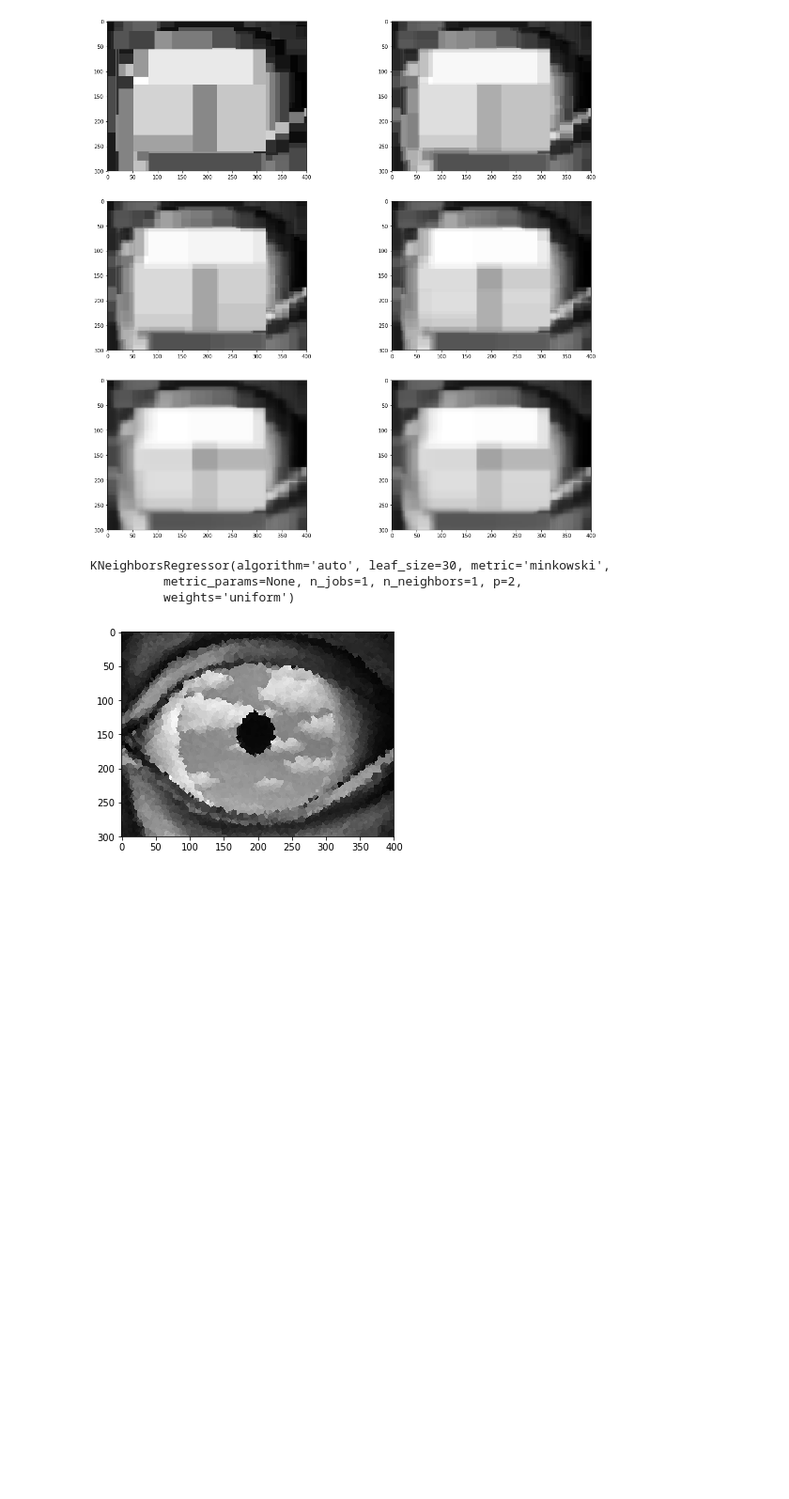
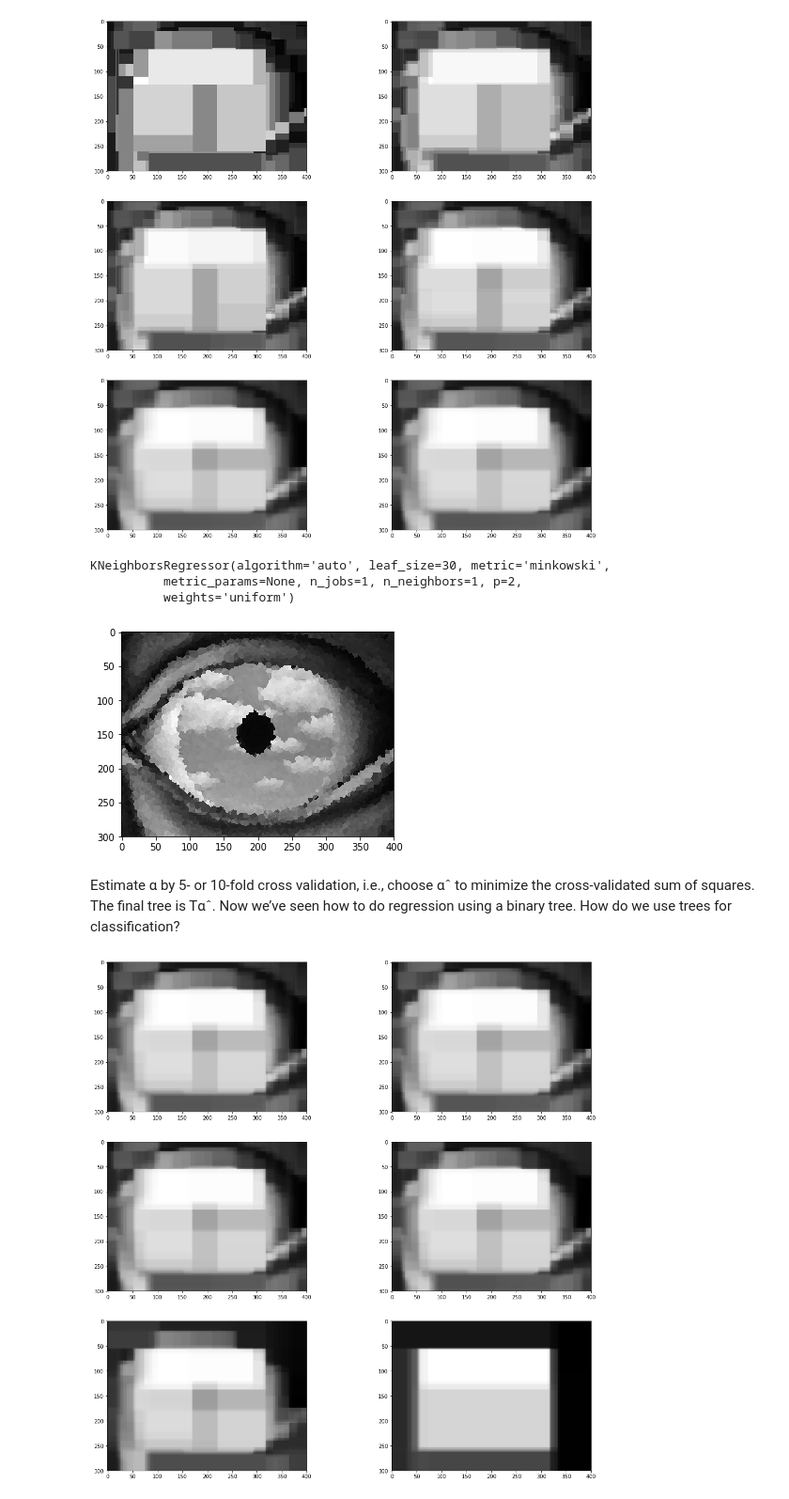
Before and after one commit to noelkonagai/cs5785-fall-2018, a Jupyter notebook: paintin_random_forest.ipynb, the cells around one changed output. Shown at 94% size. Saved outputs shown, nothing was run; the diff lists cells and outputs as text; code cells hidden in the pictures; blank space fills up the shorter version.

```diff
--- a/paintin_random_forest.ipynb
+++ b/paintin_random_forest.ipynb
@@ -92,14 +92,19 @@ from sklearn.datasets import make_regression
 
 depths = [1, 2, 3, 5, 10, 15]
 estimators = [1, 3, 5, 10, 100, 200]
+alphas = [10 ** (-8), 10 ** (-7), 10 ** (-6), 10 ** (-5), 10 ** (-4), 10 ** (-3)]
 experiment_1 = []
 experiment_2 = []
+experiment_3 = []
 
 for depth in depths:
     experiment_1.append(RandomForestRegressor(max_depth=depth, random_state=0, n_estimators=1).fit(X, Y))
 
 for estimator in estimators:
     experiment_2.append(RandomForestRegressor(max_depth=7, random_state=0, n_estimators=estimator).fit(X, Y))
+
+for alpha in alphas:
+    experiment_3.append(RandomForestRegressor(max_depth=15, random_state=0, n_estimators=1, min_impurity_decrease = alpha).fit(X, Y))
 # %%
 # A function to create the final approximated image
 # x: the numbe of pixels along the y axis
@@ -129,12 +134,16 @@ def approximate_image(x, y, regr):
 # %%
 results_1 = []
 results_2 = []
+results_3 = []
 
 for exp1 in experiment_1:
     results_1.append(approximate_image(x, y, exp1))
 
 for exp2 in experiment_2:
     results_2.append(approximate_image(x, y, exp2))
+
+for exp3 in experiment_3:
+    results_3.append(approximate_image(x, y, exp3))
 # %%
 fig=plt.figure(figsize=(18, 18))
 columns = 2
@@ -176,3 +185,18 @@ plt.imshow(np.array(knn_img).reshape((y, x)), cmap = 'gray')
 plt.savefig('1nn.png')
 # %% [output]
 [figure]
+# %% [markdown]
+Estimate α by 5- or 10-fold cross validation, i.e., choose αˆ to minimize the cross-validated sum of squares. The final tree is Tαˆ. Now we’ve seen how to do regression using a binary tree. How do we use trees for classification?
+# %%
+fig=plt.figure(figsize=(18, 18))
+columns = 2
+rows = 3
+for i in range(1, columns*rows +1):
+    img = np.array(results_3[i-1]).reshape((y, x))
+    fig.add_subplot(rows, columns, i)
+    plt.imshow(img, cmap = 'gray')
+plt.show()
+
+fig.savefig('experiment3.png')
+# %% [output]
+[figure, added]
```
Also changed, not shown: 2 other files.
